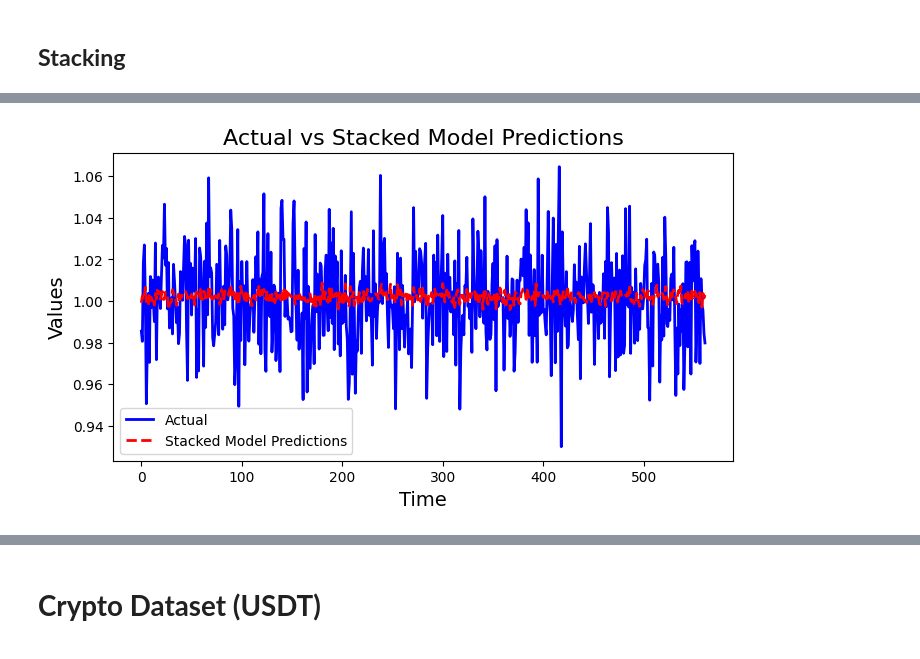
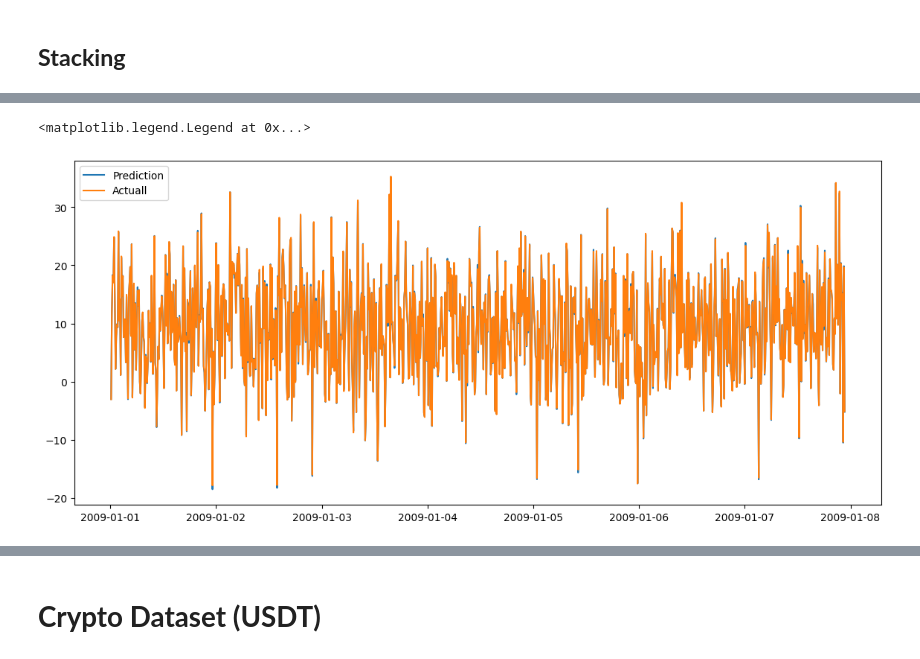
Before and after one commit to avokhuese/Ensemble-Stacking, a Jupyter notebook: Jitter_Augmentation.ipynb, the cells around one changed output, grey strips where cells are left out. Saved outputs shown, nothing was run; the diff lists cells and outputs as text; code cells hidden in the pictures.

```diff
--- a/Jitter_Augmentation.ipynb
+++ b/Jitter_Augmentation.ipynb
@@ -390,27 +256,11 @@ plot_comparison(y_test, predictions_dict, years, 'Comparison of Actual vs. Predi
-# %%
-import matplotlib.pyplot as plt
-
-# Generate predictions using the stacked model
-stacked_predictions = Lr.predict(df_test)
-
-# Plotting the actual vs. predicted values
-plt.figure(figsize=(8, 4))
-
-# Plot actual values
-plt.plot(y_test, label="Actual", color="blue", linewidth=2)
-
-# Plot stacked model predictions
-plt.plot(stacked_predictions, label="Stacked Model Predictions", color="red", linestyle='--', linewidth=2)
-
-# Adding title and labels
-plt.title('Actual vs Stacked Model Predictions', fontsize=16)
-plt.xlabel('Time', fontsize=14)
-plt.ylabel('Values', fontsize=14)
-
-# Show legend
-plt.legend()
-
-# Display the plot
-plt.show()
-# %% [output]
-[figure, removed]
+# %%
+train_predictions_stacking=Lr.predict(df_train)
+train_results = pd.DataFrame(data={'Train Predictions': train_predictions_stacking, 'Actuals': y_train})
+train_results.index=temp.head(294382).index
+plt.figure(figsize=(14, 6))
+plt.plot(train_results.head(1000)['Train Predictions'], label="Prediction")
+plt.plot(train_results.head(1000)['Actuals'], label="Actual")
+plt.legend()
+# %% [output]
+<matplotlib.legend.Legend at 0x...>
+[figure, added]
```
Also changed, not shown: parts of 35 cells of this notebook, 3 other files.
